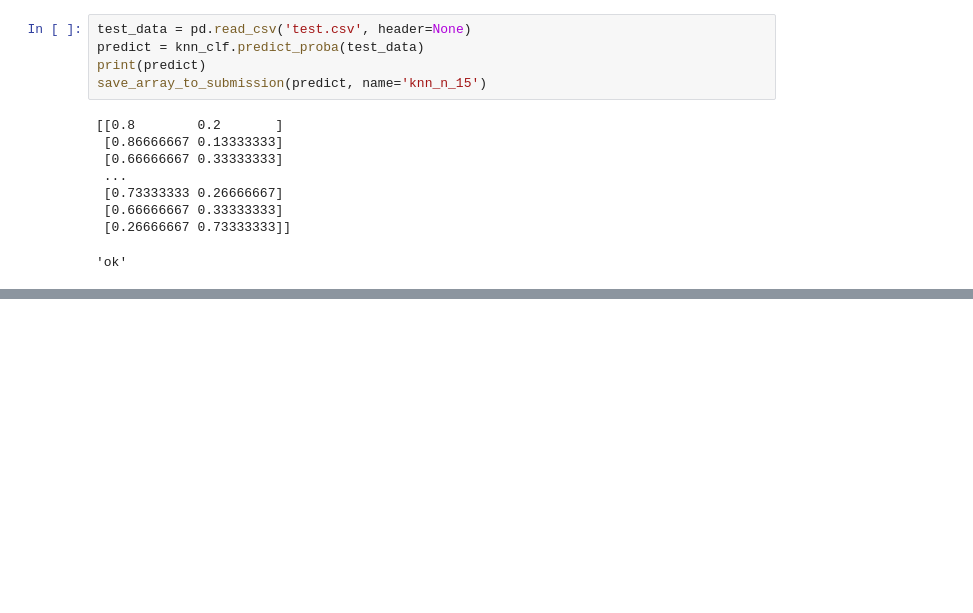
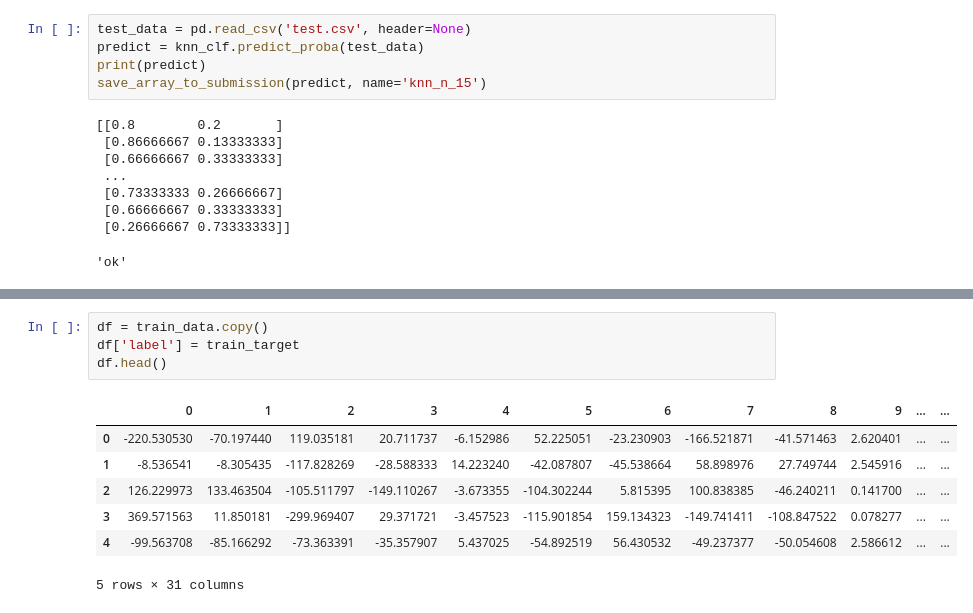
Before and after one commit to DorofeevAlexandr/ALLCUPS_B_Binary_classification, a Jupyter notebook: my_binary_classification.ipynb, the cells around one changed output, grey strips where cells are left out. Drawn from its saved outputs; the diff is of its cells as text; blank space fills up the shorter version.

```diff
--- a/my_binary_classification.ipynb
+++ b/my_binary_classification.ipynb
@@ -109,0 +135,12 @@ save_array_to_submission(predict, name='knn_n_15')
+# %%
+df = train_data.copy()
+df['label'] = train_target
+df.head()
+# %% [output]
+|  | 0 | 1 | 2 | 3 | 4 | 5 | 6 | 7 | 8 | 9 | ... | ... |
+| 0 | -220.530530 | -70.197440 | 119.035181 | 20.711737 | -6.152986 | 52.225051 | -23.230903 | -166.521871 | -41.571463 | 2.620401 | ... | ... |
+| 1 | -8.536541 | -8.305435 | -117.828269 | -28.588333 | 14.223240 | -42.087807 | -45.538664 | 58.898976 | 27.749744 | 2.545916 | ... | ... |
+| 2 | 126.229973 | 133.463504 | -105.511797 | -149.110267 | -3.673355 | -104.302244 | 5.815395 | 100.838385 | -46.240211 | 0.141700 | ... | ... |
+| 3 | 369.571563 | 11.850181 | -299.969407 | 29.371721 | -3.457523 | -115.901854 | 159.134323 | -149.741411 | -108.847522 | 0.078277 | ... | ... |
+| 4 | -99.563708 | -85.166292 | -73.363391 | -35.357907 | 5.437025 | -54.892519 | 56.430532 | -49.237377 | -50.054608 | 2.586612 | ... | ... |
+5 rows × 31 columns
```
Also changed, not shown: parts of 20 cells of this notebook.
